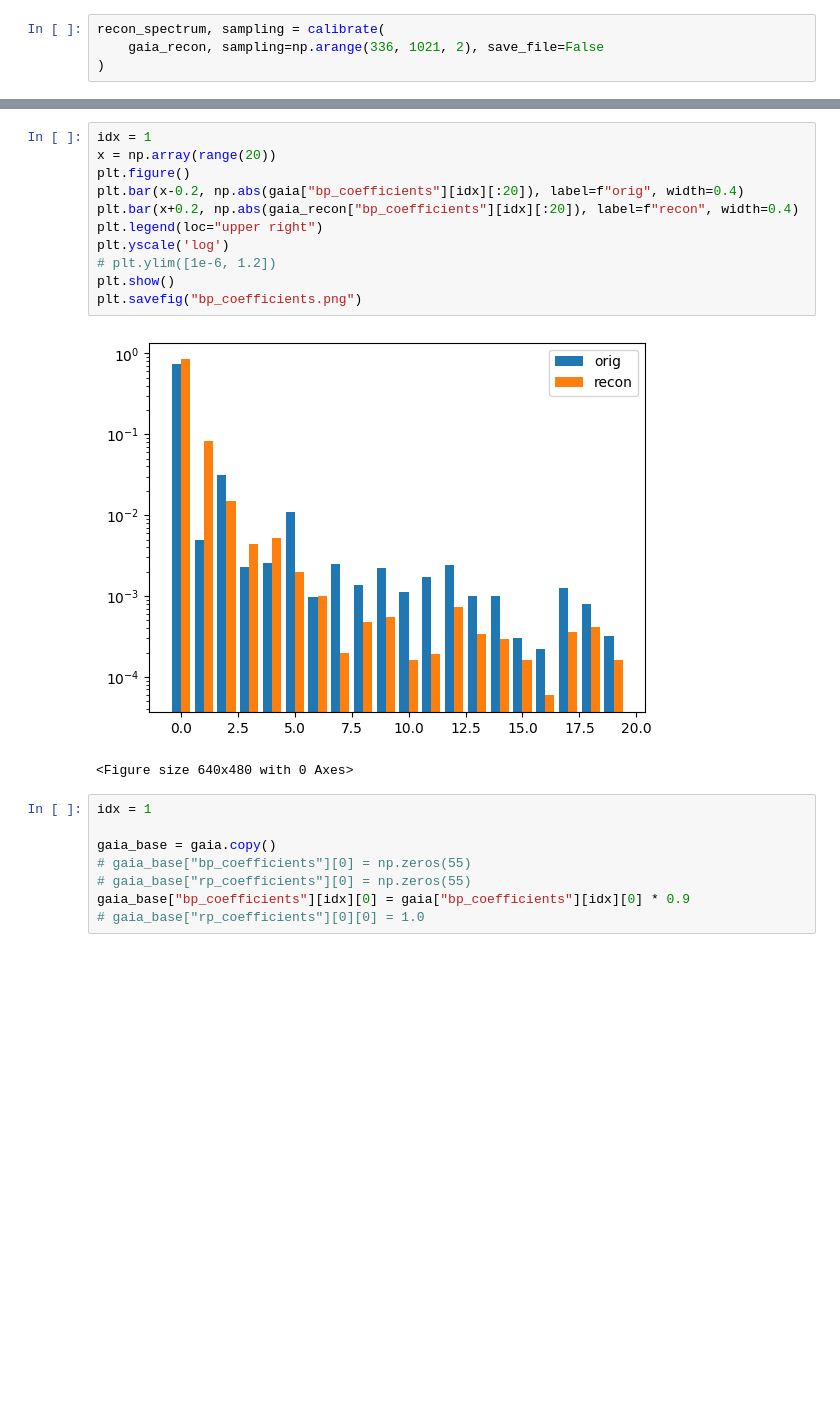
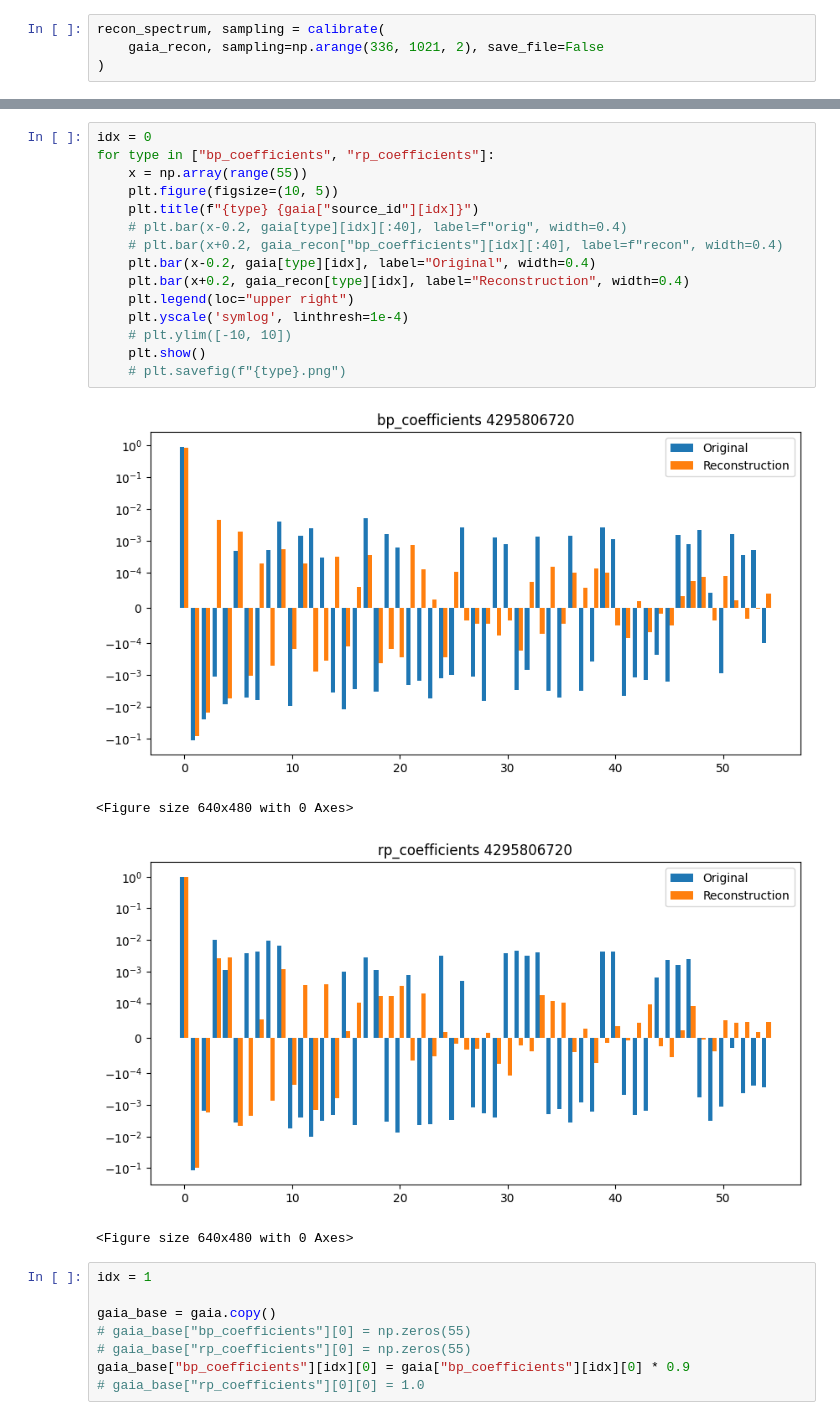
Before and after one commit to HITS-AIN/Spherinator, a Jupyter notebook: gaia/onnx_vae_dense_reconstruction.ipynb, the cells around one changed output, grey strips where cells are left out. Drawn from its saved outputs; the diff is of its cells as text; blank space fills up the shorter version.

Commit message:
improve reconstruction plots

```diff
--- a/gaia/onnx_vae_dense_reconstruction.ipynb
+++ b/gaia/onnx_vae_dense_reconstruction.ipynb
@@ -106,17 +116,23 @@ for idx in [1]:
 # %%
-idx = 1
-x = np.array(range(20))
-plt.figure()
-plt.bar(x-0.2, np.abs(gaia["bp_coefficients"][idx][:20]), label=f"orig", width=0.4)
-plt.bar(x+0.2, np.abs(gaia_recon["bp_coefficients"][idx][:20]), label=f"recon", width=0.4)
-plt.legend(loc="upper right")
-plt.yscale('log')
-# plt.ylim([1e-6, 1.2])
-plt.show()
-plt.savefig("bp_coefficients.png")
+idx = 0
+for type in ["bp_coefficients", "rp_coefficients"]:
+    x = np.array(range(55))
+    plt.figure(figsize=(10, 5))
+    plt.title(f"{type} {gaia["source_id"][idx]}")
+    # plt.bar(x-0.2, gaia[type][idx][:40], label=f"orig", width=0.4)
+    # plt.bar(x+0.2, gaia_recon["bp_coefficients"][idx][:40], label=f"recon", width=0.4)
+    plt.bar(x-0.2, gaia[type][idx], label="Original", width=0.4)
+    plt.bar(x+0.2, gaia_recon[type][idx], label="Reconstruction", width=0.4)
+    plt.legend(loc="upper right")
+    plt.yscale('symlog', linthresh=1e-4)
+    # plt.ylim([-10, 10])
+    plt.show()
+    # plt.savefig(f"{type}.png")
 # %% [output]
-[figure, old version]
+[figure, new version]
 <Figure size 640x480 with 0 Axes>
+[figure, added]
+<Figure size 640x480 with 0 Axes>
 # %%
 idx = 1
 
```
Also changed, not shown: parts of 2 cells of this notebook, 1 other file.
